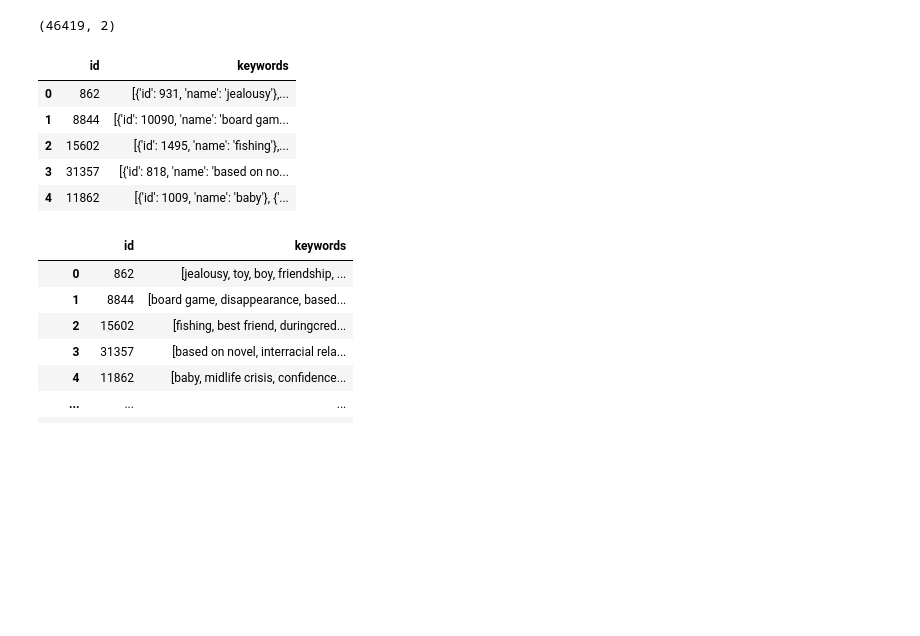
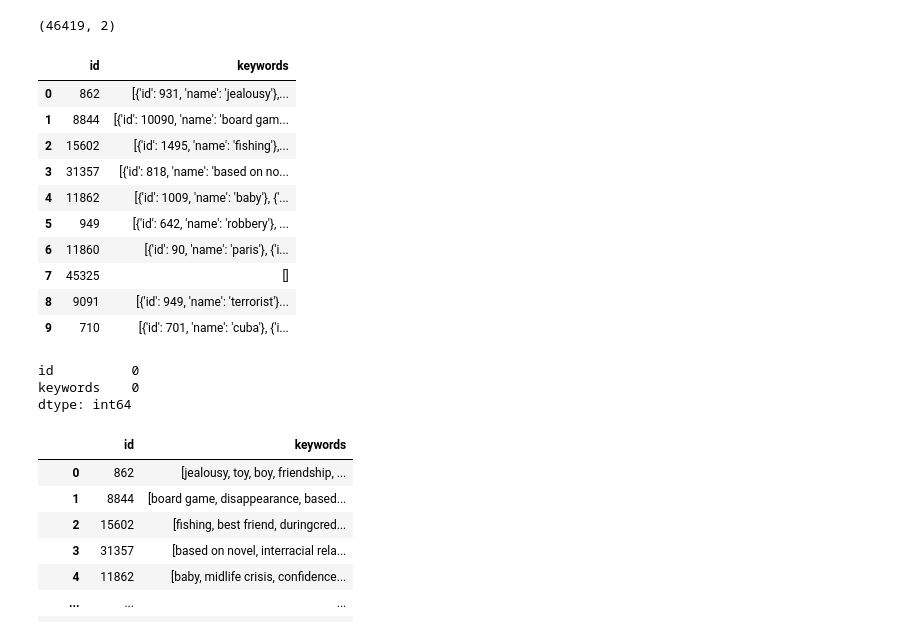
Before and after one commit to BarathKV/MovieRecommendationNLP, a Jupyter notebook: final/exploration.ipynb, the cells around one changed output. Cells and saved outputs as stored; diff of their text form; code cells hidden in the pictures; blank space fills up the shorter version.

```diff
--- a/final/exploration.ipynb
+++ b/final/exploration.ipynb
@@ -8,14 +8,25 @@ key_df.shape
 # %% [output]
 (46419, 2)
 # %%
-key_df.head()
+key_df.head(10)
 # %% [output]
 |  | id | keywords |
 | 0 | 862 | [{'id': 931, 'name': 'jealousy'},... |
 | 1 | 8844 | [{'id': 10090, 'name': 'board gam... |
 | 2 | 15602 | [{'id': 1495, 'name': 'fishing'},... |
 | 3 | 31357 | [{'id': 818, 'name': 'based on no... |
 | 4 | 11862 | [{'id': 1009, 'name': 'baby'}, {'... |
+| 5 | 949 | [{'id': 642, 'name': 'robbery'}, ... |
+| 6 | 11860 | [{'id': 90, 'name': 'paris'}, {'i... |
+| 7 | 45325 | [] |
+| 8 | 9091 | [{'id': 949, 'name': 'terrorist'}... |
+| 9 | 710 | [{'id': 701, 'name': 'cuba'}, {'i... |
+# %%
+key_df.isna().sum()
+# %% [output]
+id          0
+keywords    0
+dtype: int64
 # %%
 import ast
 
```
Also changed, not shown: parts of 4 cells of this notebook, 11 other files.
